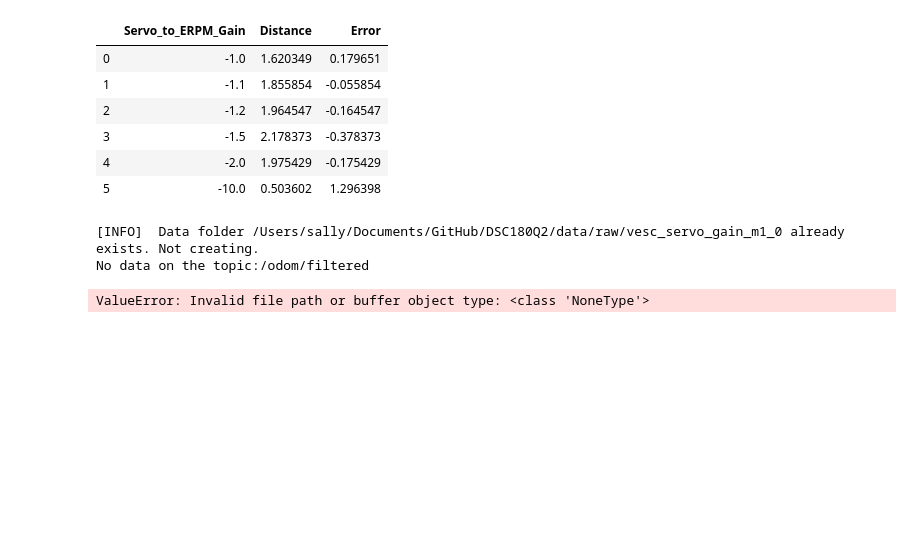
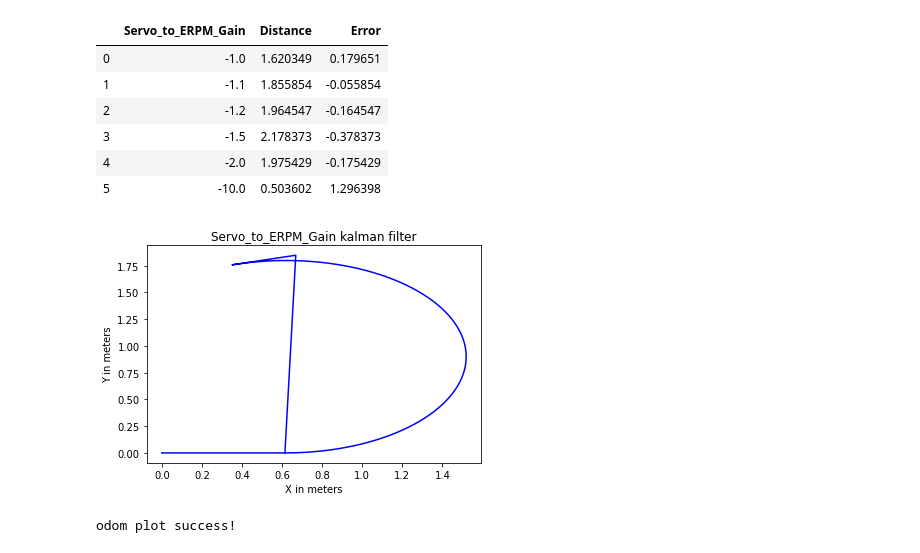
Before and after one commit to SallyPoon/DSC180Q2, a Jupyter notebook: notebooks/Odom graphs.ipynb, the cells around one changed output. Drawn from its saved outputs; the diff is of its cells as text; code cells hidden in the pictures; blank space fills up the shorter version.

Commit message:
Added Kalman Filter data

```diff
--- a/notebooks/Odom graphs.ipynb
+++ b/notebooks/Odom graphs.ipynb
@@ -408,11 +408,18 @@ pd.DataFrame(data= {"Servo_to_ERPM_Gain":Servo_to_ERPM_Gain,'Distance': dist, "E
 | 4 | -2.0 | 1.975429 | -0.175429 |
 | 5 | -10.0 | 0.503602 | 1.296398 |
 # %%
-odometry_path = os.path.join('/Users/sally/Documents/GitHub/DSC180Q2/data/raw', 'vesc_servo_gain_m1_0.bag')
-bag = bagreader(odometry_path)
-odom_data = bag.message_by_topic('/odom/filtered')
-pd.read_csv(odom_data)
+# odometry_path = os.path.join('/Users/sally/Documents/GitHub/DSC180Q2/data/raw', 'semi_circle_0.7.bag')
+# bag = bagreader(odometry_path)
+# odom_data = bag.message_by_topic('/Users/sally/Documents/GitHub/DSC180Q2/data/raw/vesc_servo_gain_m1_1/vesc-odom.csv')
+df_odom = pd.read_csv('/Users/sally/Documents/GitHub/DSC180Q2/data/raw/vesc_servo_gain_m1_1/vesc-odom.csv')
-# %% [output]
-[INFO]  Data folder /Users/sally/Documents/GitHub/DSC180Q2/data/raw/vesc_servo_gain_m1_0 already exists. Not creating.
-No data on the topic:/odom/filtered
-ValueError: Invalid file path or buffer object type: <class 'NoneType'>
+# %%
+plt.plot(df_odom['pose.pose.position.x'] - df_odom['pose.pose.position.x'].min(), df_odom['pose.pose.position.y'],'b')
+plt.xlabel('X in meters')
+plt.ylabel('Y in meters')
+#plt.xticks(np.arange(-2, 2.5 ,0.5))
+plt.title("Servo_to_ERPM_Gain Kalman filter")
+plt.show()
+print('odom plot success!')
+# %% [output]
+[figure, added]
+odom plot success!
```
Also changed, not shown: 1 other file.
